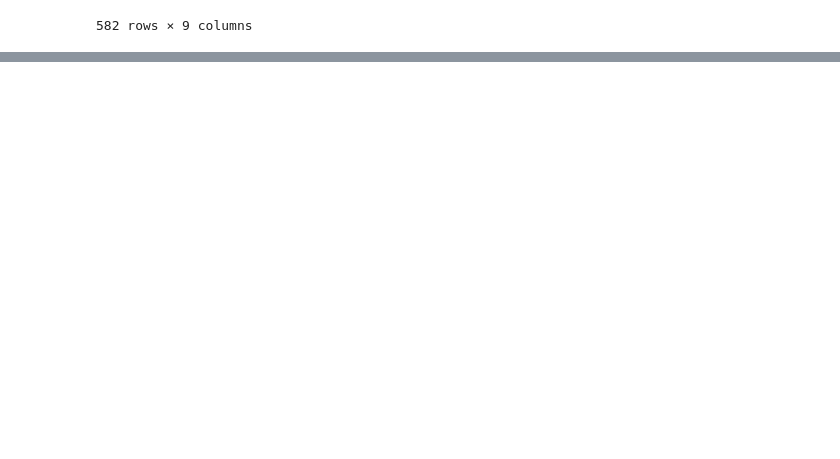
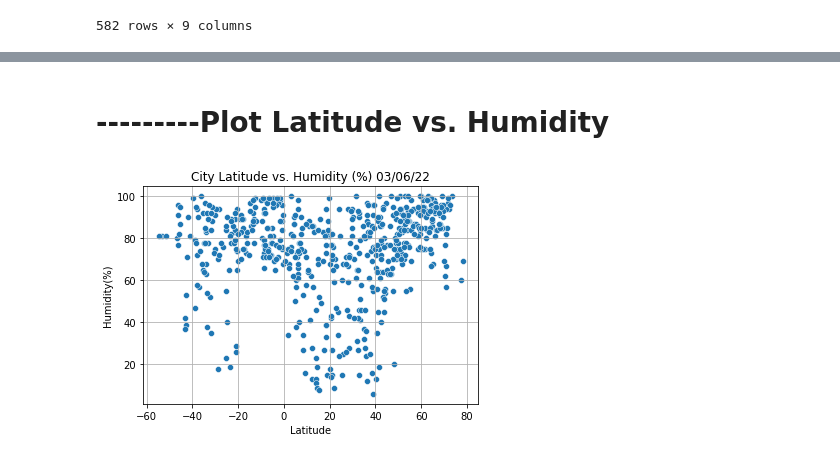
Before and after one commit to yycheung/World_Weather_Analysis, a Jupyter notebook: WeatherPy.ipynb, the cells around one changed output, grey strips where cells are left out. Saved outputs shown, nothing was run; the diff lists cells and outputs as text; code cells hidden in the pictures; blank space fills up the shorter version.

```diff
--- a/WeatherPy.ipynb
+++ b/WeatherPy.ipynb
@@ -214,0 +256,10 @@ city_data_df.to_csv(output_data_file, index_label="City_ID")
+# %% [markdown]
+# ---------Plot Latitude vs. Humidity
+# %%
+sns.scatterplot(x=lats, y=humidity)
+plt.xlabel('Latitude')
+plt.ylabel('Humidity(%)')
+plt.title(f"City Latitude vs. Humidity (%) "+ time.strftime("%x"))
+plt.grid(True)
+# %% [output]
+[figure, added]
```
Also changed, not shown: parts of 11 cells of this notebook, 5 other files.
